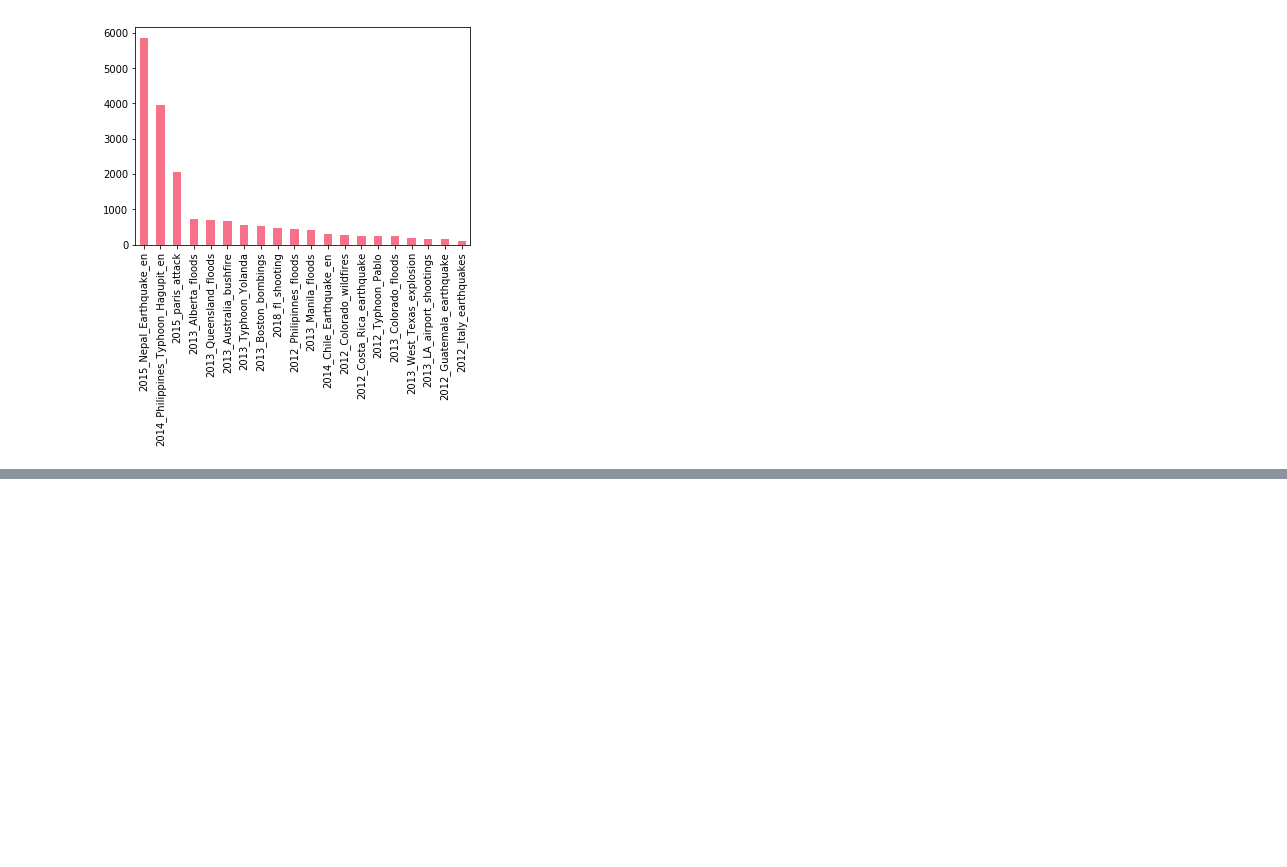
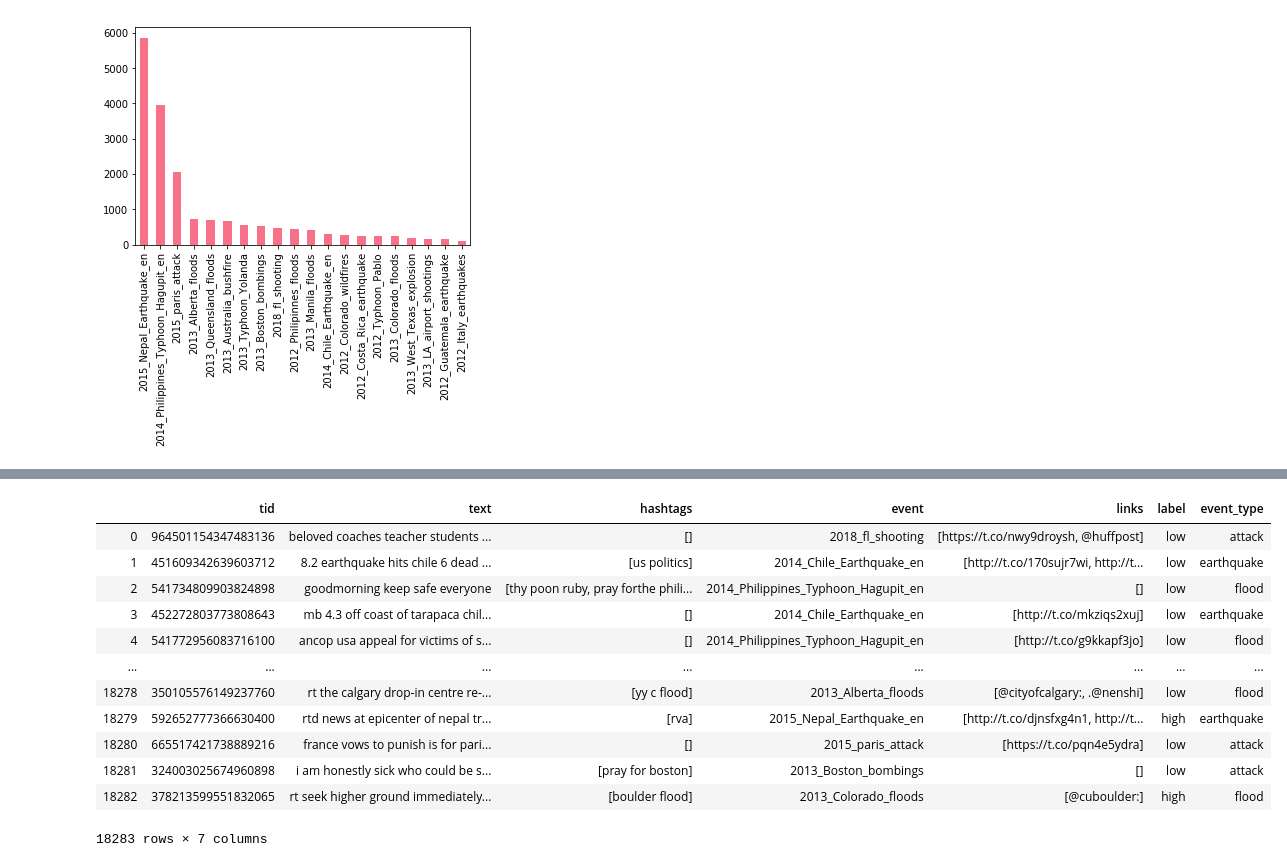
Before and after one commit to salmedina/CriticalTweetsClassifier, a Jupyter notebook: notebooks/Disaster Data Analysis.ipynb, the cells around one changed output, grey strips where cells are left out. Drawn from its saved outputs; the diff is of its cells as text; code cells hidden in the pictures; blank space fills up the shorter version.

```diff
--- a/notebooks/Disaster Data Analysis.ipynb
+++ b/notebooks/Disaster Data Analysis.ipynb
@@ -99,0 +113,29 @@ attack_events
+# %%
+label_grouping_map = dict()
+grouped_label_tuples = [(earthquake_events, 'earthquake'),
+                        (flood_events, 'flood'),
+                        (fire_events, 'fire'),
+                        (attack_events, 'attack')]
+for event_label_list, new_label in grouped_label_tuples:
+    for event_label in event_label_list:
+        label_grouping_map[event_label] = new_label
+
+labeled_tweets['event_type'] = labeled_tweets.event.replace(to_replace=label_grouping_map)
+
+grouped_labeled_data_path = '../data/grouped_labeled_data.json'
+labeled_tweets.to_json(grouped_labeled_data_path, orient='index')
+labeled_tweets
+# %% [output]
+|  | tid | text | hashtags | event | links | label | event_type |
+| 0 | 964501154347483136 | beloved coaches teacher students ... | [] | 2018_fl_shooting | [https://t.co/nwy9droysh, @huffpost] | low | attack |
+| 1 | 451609342639603712 | 8.2 earthquake hits chile 6 dead ... | [us politics] | 2014_Chile_Earthquake_en | [http://t.co/170sujr7wi, http://t... | low | earthquake |
+| 2 | 541734809903824898 | goodmorning keep safe everyone | [thy poon ruby, pray forthe phili... | 2014_Philippines_Typhoon_Hagupit_en | [] | low | flood |
+| 3 | 452272803773808643 | mb 4.3 off coast of tarapaca chil... | [] | 2014_Chile_Earthquake_en | [http://t.co/mkziqs2xuj] | low | earthquake |
+| 4 | 541772956083716100 | ancop usa appeal for victims of s... | [] | 2014_Philippines_Typhoon_Hagupit_en | [http://t.co/g9kkapf3jo] | low | flood |
+| ... | ... | ... | ... | ... | ... | ... | ... |
+| 18278 | 350105576149237760 | rt the calgary drop-in centre re-... | [yy c flood] | 2013_Alberta_floods | [@cityofcalgary:, .@nenshi] | low | flood |
+| 18279 | 592652777366630400 | rtd news at epicenter of nepal tr... | [rva] | 2015_Nepal_Earthquake_en | [http://t.co/djnsfxg4n1, http://t... | high | earthquake |
+| 18280 | 665517421738889216 | france vows to punish is for pari... | [] | 2015_paris_attack | [https://t.co/pqn4e5ydra] | low | attack |
+| 18281 | 324003025674960898 | i am honestly sick who could be s... | [pray for boston] | 2013_Boston_bombings | [] | low | attack |
+| 18282 | 378213599551832065 | rt seek higher ground immediately... | [boulder flood] | 2013_Colorado_floods | [@cuboulder:] | high | flood |
+18283 rows × 7 columns
```
Also changed, not shown: parts of 11 cells of this notebook, 1 other file.
